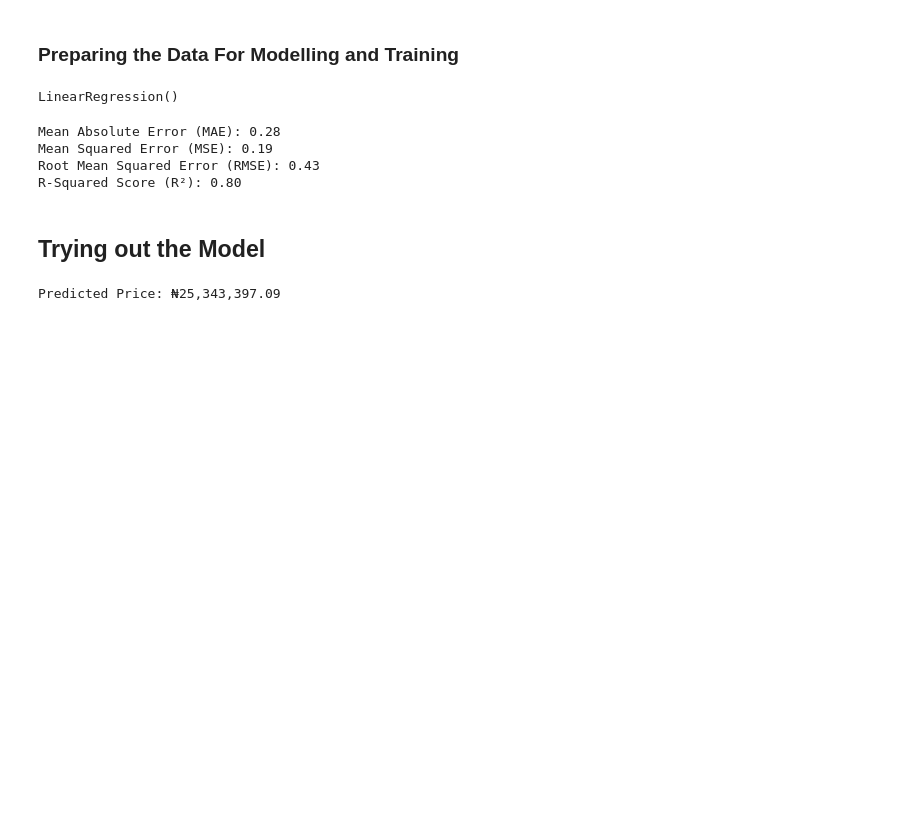
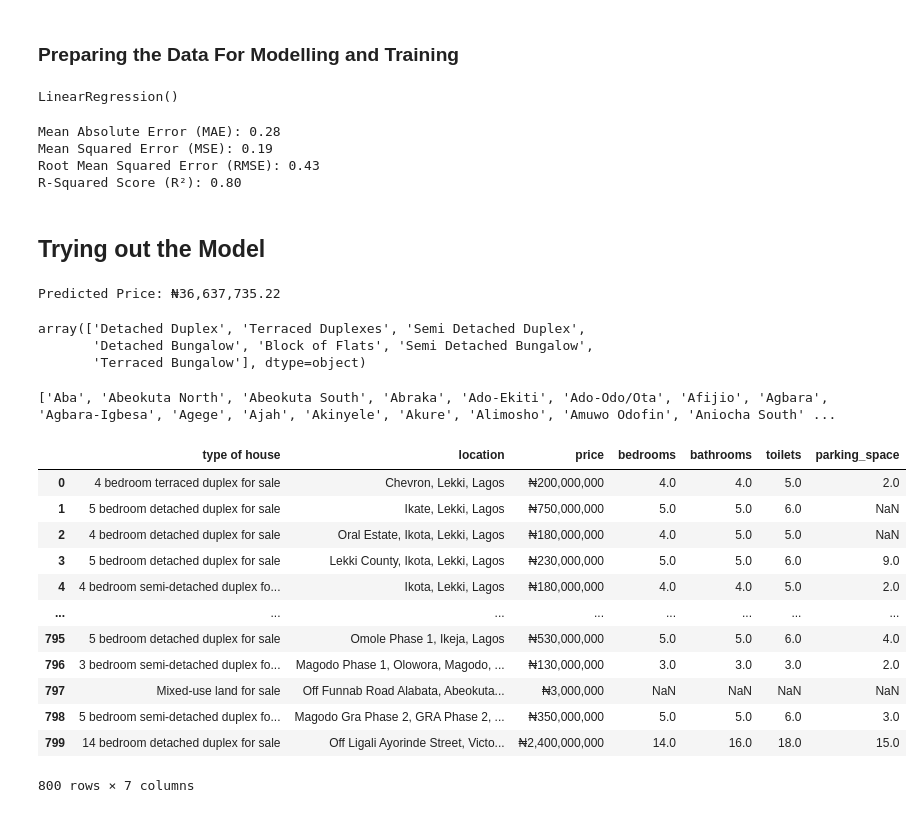
Before and after one commit to kingksjo/ng_houses, a Jupyter notebook: houses_research.ipynb, the cells around one changed output. Drawn from its saved outputs; the diff is of its cells as text; code cells hidden in the pictures; blank space fills up the shorter version.

```diff
--- a/houses_research.ipynb
+++ b/houses_research.ipynb
@@ -248,12 +238,12 @@ new_house = {
 # %%
 # Define new house data
 new_house = {
-    "bedrooms": 3,
-    "bathrooms": 3,
-    "toilets": 4,
-    "parking_space": 3,
-    "title": "Detached Duplex",
-    "town": "Lekki",
+    "bedrooms": 6,
+    "bathrooms": 6,
+    "toilets": 8,
+    "parking_space": 4,
+    "title": "Semi Detached Duplex",
+    "town": "Victoria Island (VI)",
     "state": "Lagos"
 }
 
@@ -292,4 +282,31 @@ predicted_price = np.expm1(predicted_price_log)[0]  # Extract single value
 formatted_price = f"₦{predicted_price:,.2f}"
 print("Predicted Price:", formatted_price)
 # %% [output]
-Predicted Price: ₦25,343,397.09
+Predicted Price: ₦36,637,735.22
+# %%
+data["title"].unique()
+# %% [output]
+array(['Detached Duplex', 'Terraced Duplexes', 'Semi Detached Duplex',
+       'Detached Bungalow', 'Block of Flats', 'Semi Detached Bungalow',
+       'Terraced Bungalow'], dtype=object)
+# %%
+print(sorted(data["town"].unique().tolist()))
+# %% [output]
+['Aba', 'Abeokuta North', 'Abeokuta South', 'Abraka', 'Ado-Ekiti', 'Ado-Odo/Ota', 'Afijio', 'Agbara', 'Agbara-Igbesa', 'Agege', 'Ajah', 'Akinyele', 'Akure', 'Alimosho', 'Amuwo Odofin', 'Aniocha South' ...
+# %%
+scraped_data = pd.read_csv("nigeria_properties_first.csv")
+scraped_data
+# %% [output]
+|  | type of house | location | price | bedrooms | bathrooms | toilets | parking_space |
+| 0 | 4 bedroom terraced duplex for sale | Chevron, Lekki, Lagos | ₦200,000,000 | 4.0 | 4.0 | 5.0 | 2.0 |
+| 1 | 5 bedroom detached duplex for sale | Ikate, Lekki, Lagos | ₦750,000,000 | 5.0 | 5.0 | 6.0 | NaN |
+| 2 | 4 bedroom detached duplex for sale | Oral Estate, Ikota, Lekki, Lagos | ₦180,000,000 | 4.0 | 5.0 | 5.0 | NaN |
+| 3 | 5 bedroom detached duplex for sale | Lekki County, Ikota, Lekki, Lagos | ₦230,000,000 | 5.0 | 5.0 | 6.0 | 9.0 |
+| 4 | 4 bedroom semi-detached duplex fo... | Ikota, Lekki, Lagos | ₦180,000,000 | 4.0 | 4.0 | 5.0 | 2.0 |
+| ... | ... | ... | ... | ... | ... | ... | ... |
+| 795 | 5 bedroom detached duplex for sale | Omole Phase 1, Ikeja, Lagos | ₦530,000,000 | 5.0 | 5.0 | 6.0 | 4.0 |
+| 796 | 3 bedroom semi-detached duplex fo... | Magodo Phase 1, Olowora, Magodo, ... | ₦130,000,000 | 3.0 | 3.0 | 3.0 | 2.0 |
+| 797 | Mixed-use land for sale | Off Funnab Road Alabata, Abeokuta... | ₦3,000,000 | NaN | NaN | NaN | NaN |
+| 798 | 5 bedroom semi-detached duplex fo... | Magodo Gra Phase 2, GRA Phase 2, ... | ₦350,000,000 | 5.0 | 5.0 | 6.0 | 3.0 |
+| 799 | 14 bedroom detached duplex for sale | Off Ligali Ayorinde Street, Victo... | ₦2,400,000,000 | 14.0 | 16.0 | 18.0 | 15.0 |
+800 rows × 7 columns
```
Also changed, not shown: parts of 1 cell of this notebook, 4 other files.
